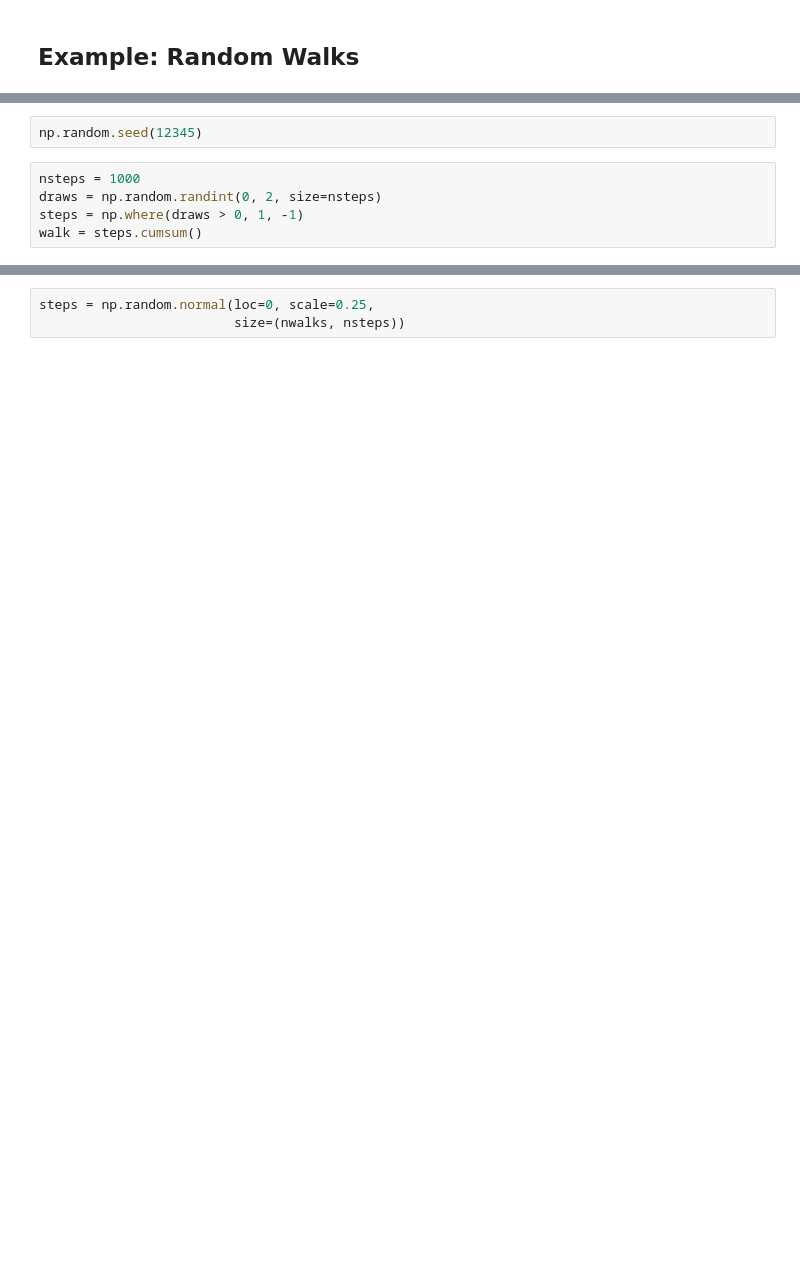
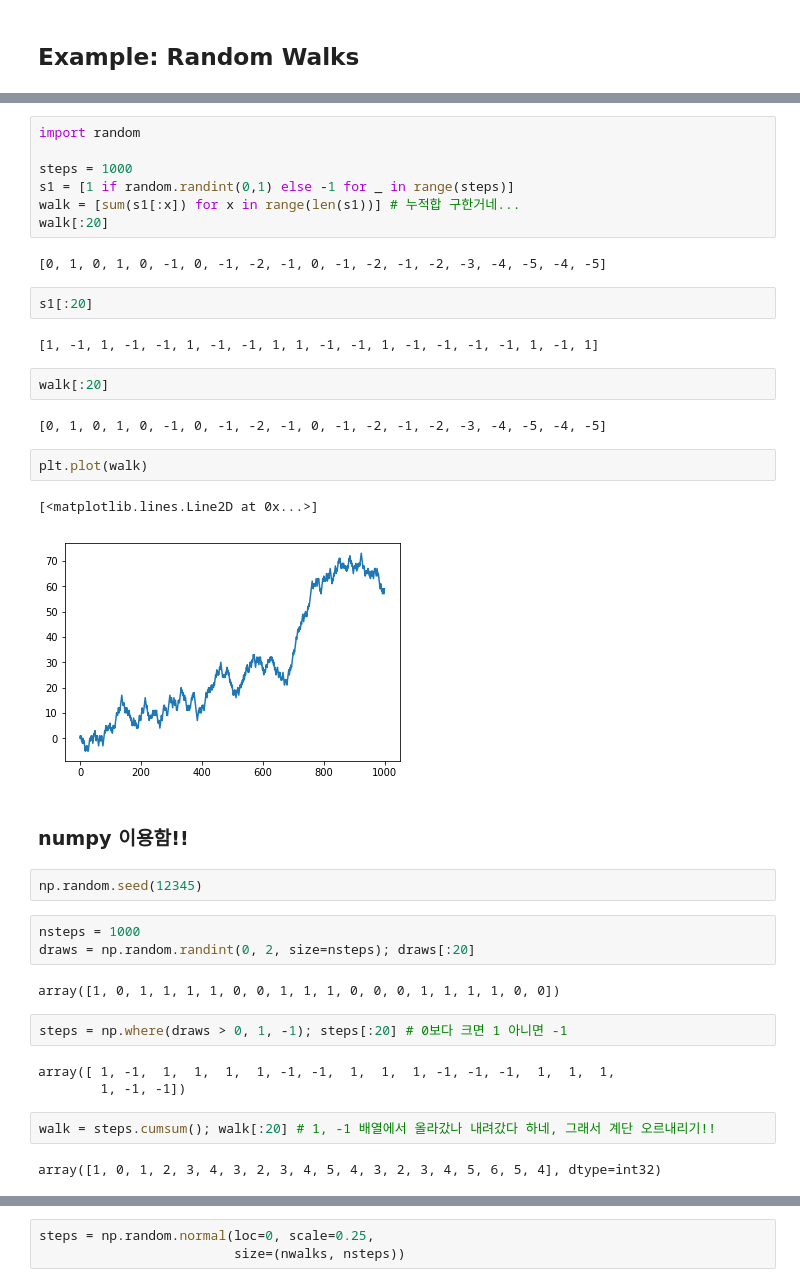
Before and after one commit to The-G/Python_for_DataAnalysis, a Jupyter notebook: ch04.ipynb, the cells around one changed output, grey strips where cells are left out. Saved outputs shown, nothing was run; the diff lists cells and outputs as text; blank space fills up the shorter version.

```diff
--- a/ch04.ipynb
+++ b/ch04.ipynb
@@ -979,9 +1255,42 @@ for i in xrange(steps):
+# %%
+import random
+
+steps = 1000
+s1 = [1 if random.randint(0,1) else -1 for _ in range(steps)]
+walk = [sum(s1[:x]) for x in range(len(s1))] # 누적합 구한거네...
+walk[:20]
+# %% [output]
+[0, 1, 0, 1, 0, -1, 0, -1, -2, -1, 0, -1, -2, -1, -2, -3, -4, -5, -4, -5]
+# %%
+s1[:20]
+# %% [output]
+[1, -1, 1, -1, -1, 1, -1, -1, 1, 1, -1, -1, 1, -1, -1, -1, -1, 1, -1, 1]
+# %%
+walk[:20]
+# %% [output]
+[0, 1, 0, 1, 0, -1, 0, -1, -2, -1, 0, -1, -2, -1, -2, -3, -4, -5, -4, -5]
+# %%
+plt.plot(walk)
+# %% [output]
+[<matplotlib.lines.Line2D at 0x...>]
+[figure, added]
+# %% [markdown]
+### numpy 이용함!!
 # %%
 np.random.seed(12345)
 # %%
 nsteps = 1000
-draws = np.random.randint(0, 2, size=nsteps)
-steps = np.where(draws > 0, 1, -1)
-walk = steps.cumsum()
+draws = np.random.randint(0, 2, size=nsteps); draws[:20]
+# %% [output]
+array([1, 0, 1, 1, 1, 1, 0, 0, 1, 1, 1, 0, 0, 0, 1, 1, 1, 1, 0, 0])
+# %%
+steps = np.where(draws > 0, 1, -1); steps[:20] # 0보다 크면 1 아니면 -1
+# %% [output]
+array([ 1, -1,  1,  1,  1,  1, -1, -1,  1,  1,  1, -1, -1, -1,  1,  1,  1,
+        1, -1, -1])
+# %%
+walk = steps.cumsum(); walk[:20] # 1, -1 배열에서 올라갔나 내려갔다 하네, 그래서 계단 오르내리기!!
+# %% [output]
+array([1, 0, 1, 2, 3, 4, 3, 2, 3, 4, 5, 4, 3, 2, 3, 4, 5, 6, 5, 4], dtype=int32)
 # %%
 walk.min()
```
Also changed, not shown: parts of 94 cells of this notebook.
